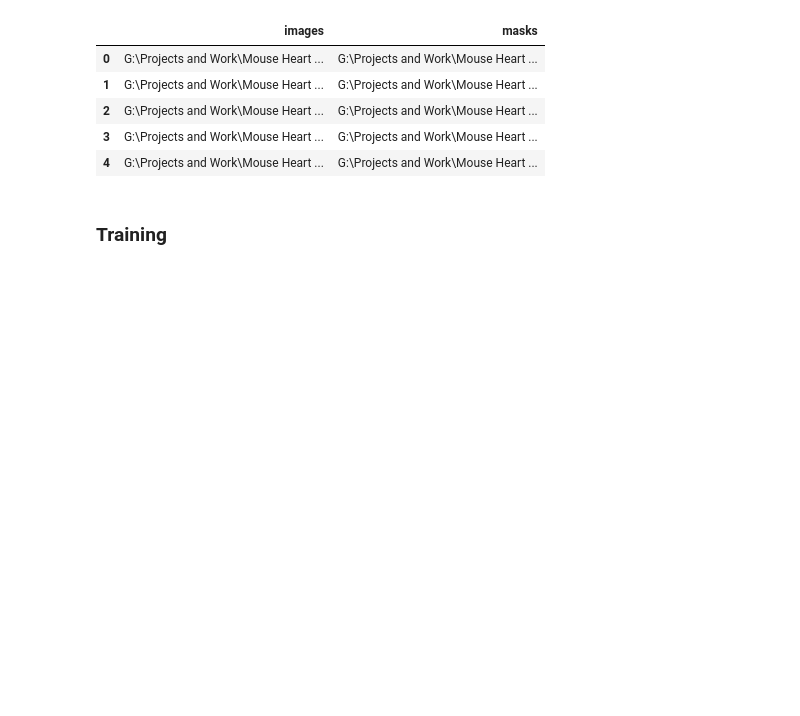
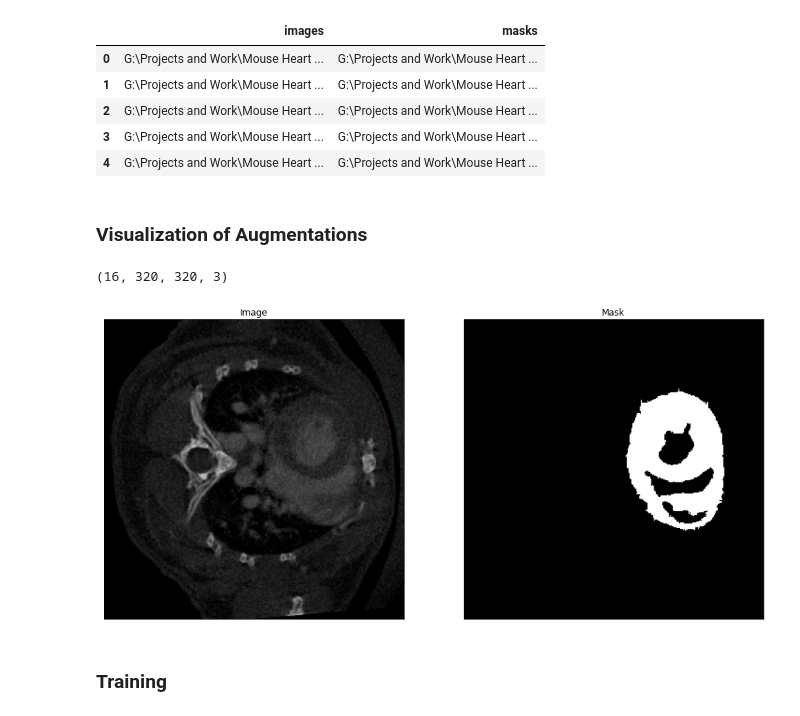
Before and after one commit to eyw2003/MicroCTsegmentation, a Jupyter notebook: Noteooks/Training Pipeline - Heart Segmentation.ipynb, the cells around one changed output. Drawn from its saved outputs; the diff is of its cells as text; code cells hidden in the pictures; blank space fills up the shorter version.

Commit message:
updated training

```diff
--- a/Noteooks/Training Pipeline - Heart Segmentation.ipynb
+++ b/Noteooks/Training Pipeline - Heart Segmentation.ipynb
@@ -84,8 +74,8 @@ def get_preprocessing(preprocessing_fn):
     ]
     return albu.Compose(_transform)
 # %%
-df_train=load_data(DATASET_2D_BASE_PATH/'train')[0:20]
-df_val=load_data(DATASET_2D_BASE_PATH/'val')[0:20]
+df_train=load_data(DATASET_2D_BASE_PATH/'train')[0:24]
+df_val=load_data(DATASET_2D_BASE_PATH/'val')[0:24]
 df_train.head()
 # %% [output]
 |  | images | masks |
@@ -94,6 +84,25 @@ df_train.head()
 | 2 | G:\Projects and Work\Mouse Heart ... | G:\Projects and Work\Mouse Heart ... |
 | 3 | G:\Projects and Work\Mouse Heart ... | G:\Projects and Work\Mouse Heart ... |
 | 4 | G:\Projects and Work\Mouse Heart ... | G:\Projects and Work\Mouse Heart ... |
+# %% [markdown]
+### Visualization of Augmentations
+# %%
+vis_dataset = Dataset(
+    df_train['images'],
+    df_train['masks'],
+    augmentation=get_training_augmentation(),
+    )
+
+vis_loader = DataLoader(vis_dataset, batch_size=16, shuffle=True, num_workers=0)
+images_batch,masks_batch=next(iter(vis_loader))
+print(images_batch.numpy().shape)
+idx=np.random.randint(16)
+
+
+visualize(image=images_batch[idx],mask=masks_batch[idx])
+# %% [output]
+(16, 320, 320, 3)
+[figure, added]
 # %% [markdown]
 ### Training
 # %%
```
Also changed, not shown: parts of 6 cells of this notebook, 4 other files.
